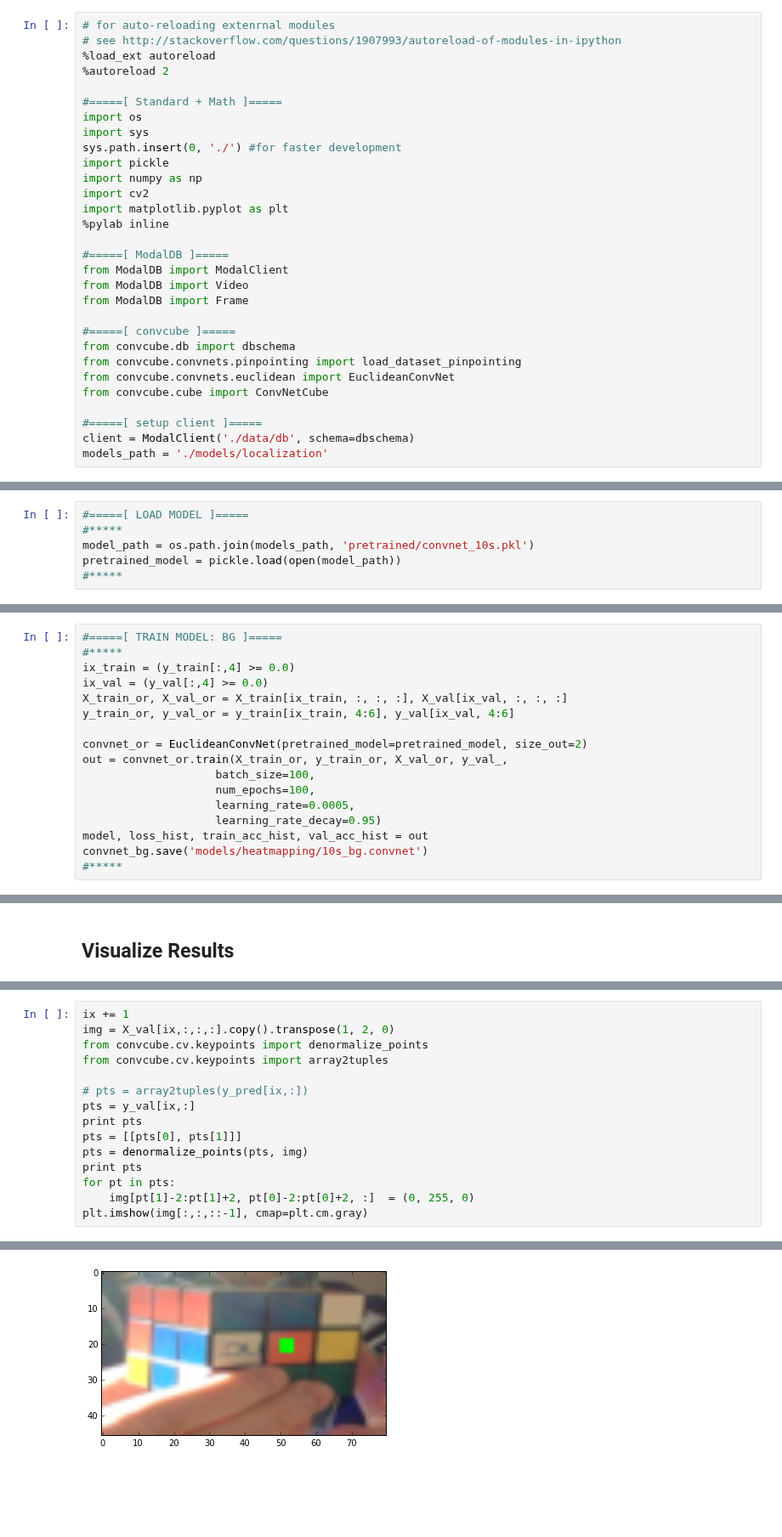
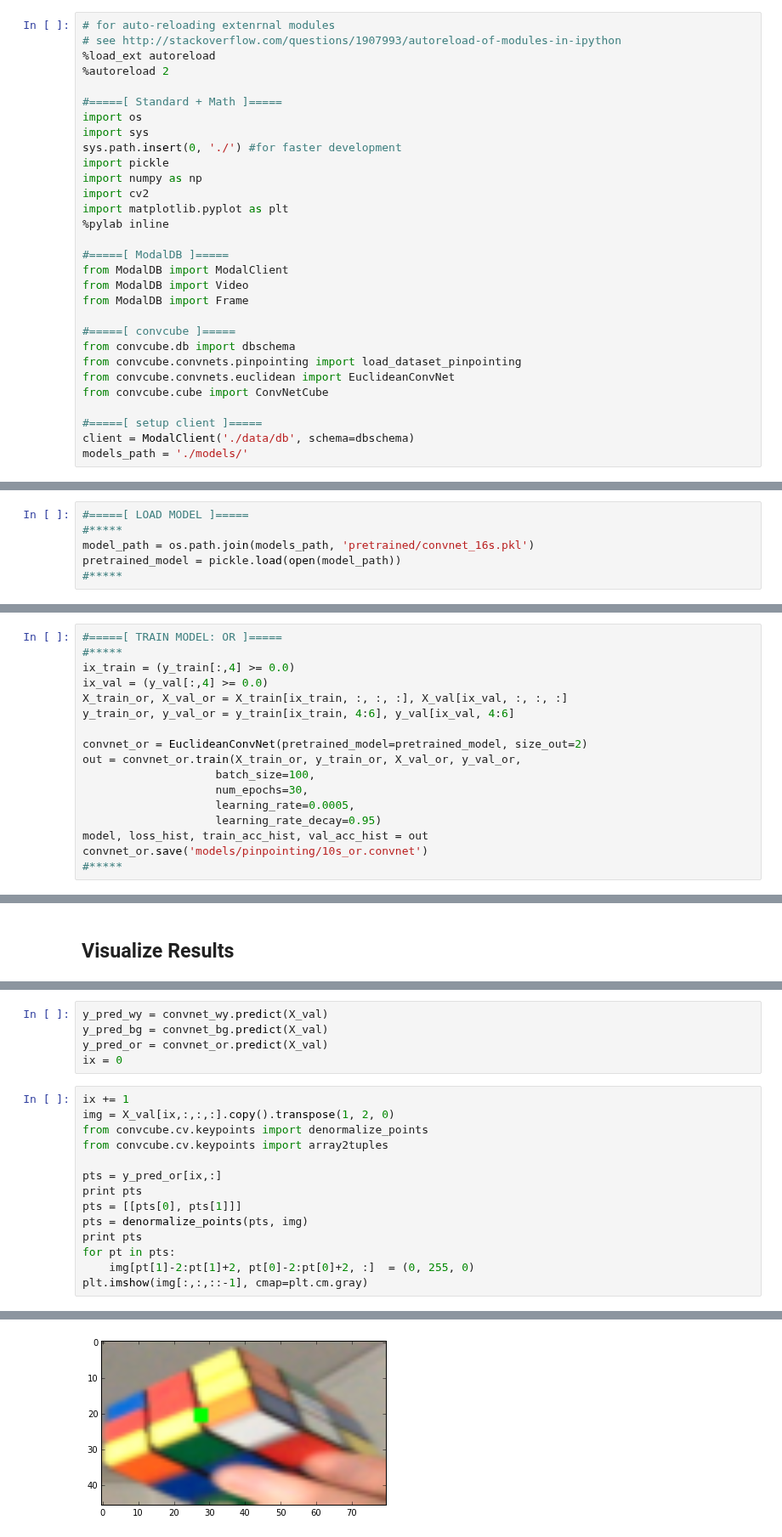
Before and after one commit to jayhack/ConvCube, a Jupyter notebook: PinPointing.ipynb, the cells around one changed output, grey strips where cells are left out. Shown at 85% size. Cells and saved outputs as stored; diff of their text form; blank space fills up the shorter version.

```diff
--- a/PinPointing.ipynb
+++ b/PinPointing.ipynb
@@ -27,5 +27,5 @@ from convcube.cube import ConvNetCube
 
 #=====[ setup client ]=====
 client = ModalClient('./data/db', schema=dbschema)
-models_path = './models/localization'
+models_path = './models/'
 # %% [output]
@@ -48,7 +50,7 @@ Validation labels shape:  (140, 6)
 # %%
 #=====[ LOAD MODEL ]=====
 #*****
-model_path = os.path.join(models_path, 'pretrained/convnet_10s.pkl')
+model_path = os.path.join(models_path, 'pretrained/convnet_16s.pkl')
 pretrained_model = pickle.load(open(model_path))
 #*****
 # %% [markdown]
@@ -114,5 +140,5 @@ convnet_bg.save('models/heatmapping/10s_bg.convnet')
 # %%
-#=====[ TRAIN MODEL: BG ]=====
+#=====[ TRAIN MODEL: OR ]=====
 #*****
 ix_train = (y_train[:,4] >= 0.0)
 ix_val = (y_val[:,4] >= 0.0)
@@ -120,11 +146,11 @@ X_train_or, X_val_or = X_train[ix_train, :, :, :], X_val[ix_val, :, :, :]
 y_train_or, y_val_or = y_train[ix_train, 4:6], y_val[ix_val, 4:6]
 
 convnet_or = EuclideanConvNet(pretrained_model=pretrained_model, size_out=2)
-out = convnet_or.train(X_train_or, y_train_or, X_val_or, y_val_,
+out = convnet_or.train(X_train_or, y_train_or, X_val_or, y_val_or,
                     batch_size=100,
-                    num_epochs=100,
+                    num_epochs=30,
                     learning_rate=0.0005,
                     learning_rate_decay=0.95)
 model, loss_hist, train_acc_hist, val_acc_hist = out
-convnet_bg.save('models/heatmapping/10s_bg.convnet')
+convnet_or.save('models/pinpointing/10s_or.convnet')
 #*****
@@ -142,11 +186,15 @@ ix = 1
+# %%
+y_pred_wy = convnet_wy.predict(X_val)
+y_pred_bg = convnet_bg.predict(X_val)
+y_pred_or = convnet_or.predict(X_val)
+ix = 0
 # %%
 ix += 1
 img = X_val[ix,:,:,:].copy().transpose(1, 2, 0)
 from convcube.cv.keypoints import denormalize_points
 from convcube.cv.keypoints import array2tuples
 
-# pts = array2tuples(y_pred[ix,:])
-pts = y_val[ix,:]
+pts = y_pred_or[ix,:]
 print pts
 pts = [[pts[0], pts[1]]]
 pts = denormalize_points(pts, img)
@@ -160,2 +208,2 @@ plt.imshow(img[:,:,::-1], cmap=plt.cm.gray)
 <matplotlib.image.AxesImage at 0x...>
-[figure, old version]
+[figure, new version]
```
Also changed, not shown: parts of 11 cells of this notebook, 4 other files.
